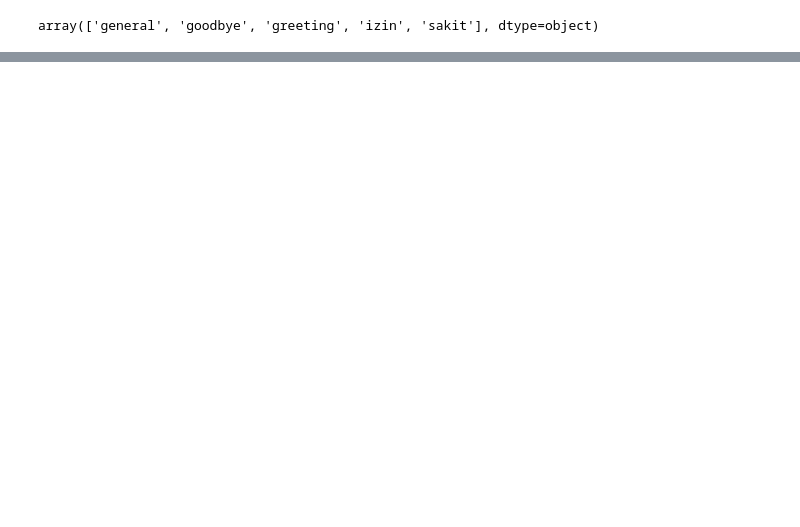
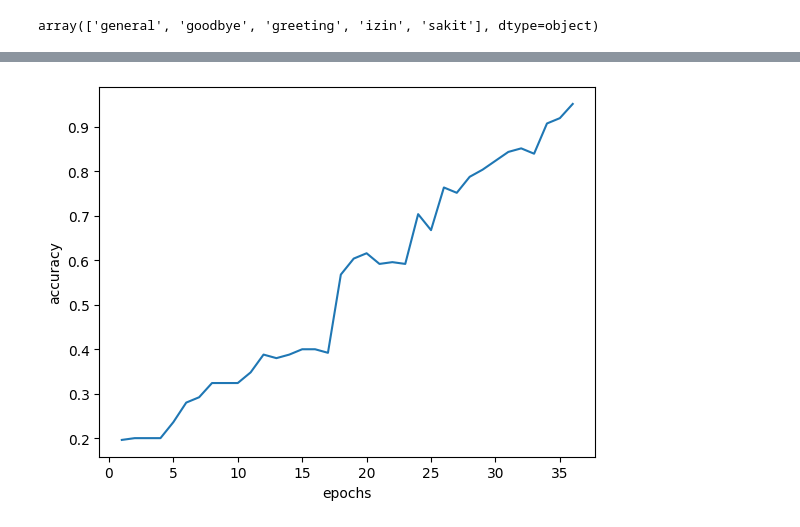
Before and after one commit to TeddyDharma/Attendance-Chatbot, a Jupyter notebook: chatbot.ipynb, the cells around one changed output, grey strips where cells are left out. Saved outputs shown, nothing was run; the diff lists cells and outputs as text; code cells hidden in the pictures; blank space fills up the shorter version.

```diff
--- a/chatbot.ipynb
+++ b/chatbot.ipynb
@@ -219,0 +243,7 @@ array(['general', 'goodbye', 'greeting', 'izin', 'sakit'], dtype=object)
+# %%
+plt.plot([x for x in range(1, 37)], history.history['accuracy'])
+plt.xlabel("epochs")
+plt.ylabel("accuracy")
+plt.savefig("accuracy_info.png")
+# %% [output]
+[figure, added]
```
Also changed, not shown: parts of 4 cells of this notebook, 6 other files.
